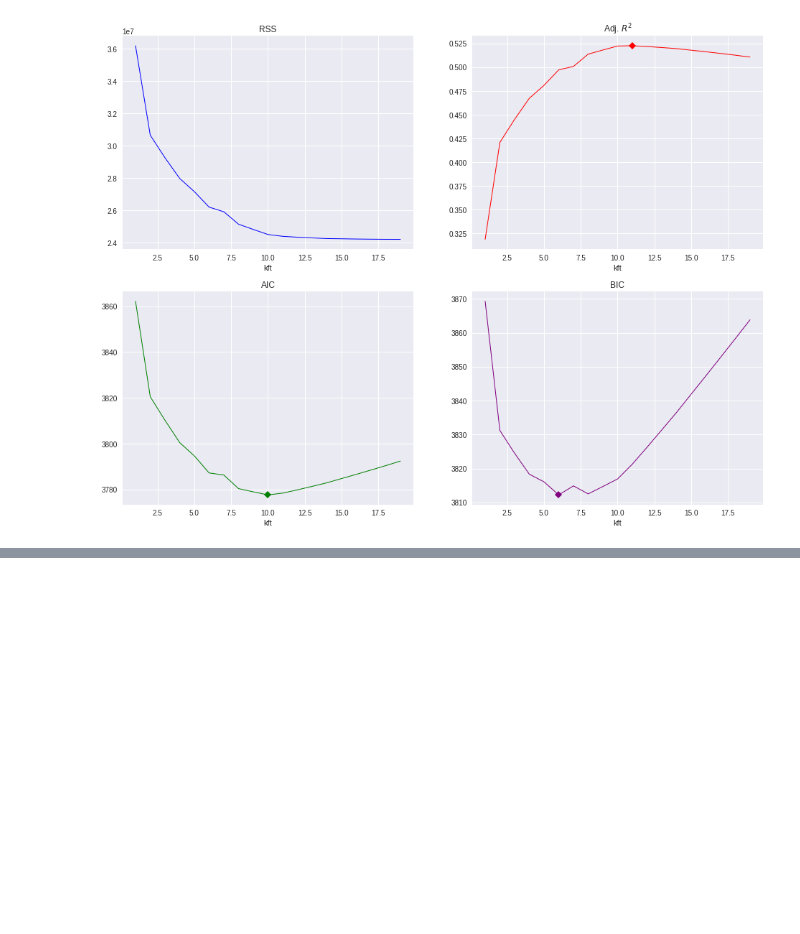
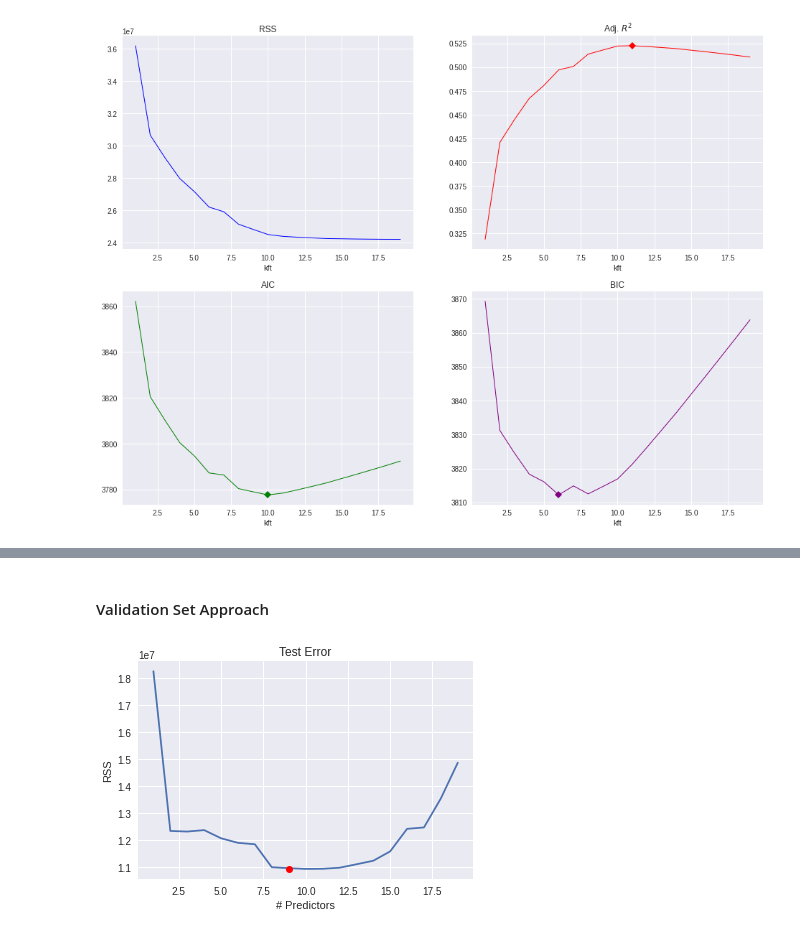
Before and after one commit to mjalalimanesh/Statistical-Learning-ISLR-Python, a Jupyter notebook: lab6.ipynb, the cells around one changed output, grey strips where cells are left out. Saved outputs shown, nothing was run; the diff lists cells and outputs as text; code cells hidden in the pictures; blank space fills up the shorter version.

```diff
--- a/lab6.ipynb
+++ b/lab6.ipynb
@@ -120,0 +227,49 @@ results.BIC.plot(title='BIC', markevery=[min_bic], marker='D', lw=1, color='purp
+# %% [markdown]
+#### Validation Set Approach
+# %%
+from sklearn.model_selection import train_test_split
+from sklearn.metrics import mean_squared_error
+
+X_train, X_test, y_train, y_test = train_test_split(X, y, test_size=0.5, random_state=3)
+# %%
+def processSubset(feature_set, X_train, y_train, X_test, y_test):
+    # Fit model on feature_set and calculate RSS
+    model = sm.OLS(y_train,X_train[list(feature_set)])
+    regr = model.fit()
+    RSS = ((regr.predict(X_test[list(feature_set)]) - y_test) ** 2).sum()
+    return {'model':regr, 'RSS':RSS}
+# %%
+def forward(predictors, X_train, y_train, X_test, y_test):
+
+    # Pull out predictors we still need to process
+    remaining_predictors = [p for p in X_train.columns if p not in predictors]
+
+    results = []
+
+    for p in remaining_predictors:
+        results.append(processSubset(predictors+[p], X_train, y_train, X_test, y_test))
+
+    # Wrap everything up in a nice dataframe
+    models = pd.DataFrame(results)
+
+    # Choose the model with the lowest RSS
+    best_model = models.loc[models['RSS'].argmin()]
+
+    # Return the best model, along with some other useful information about the model
+    return best_model
+# %%
+models_train = pd.DataFrame(columns=['RSS', 'model'])
+
+predictors = []
+
+for i in range(1,len(X.columns)+1):
+    models_train.loc[i] = forward(predictors, X_train, y_train, X_test, y_test)
+    predictors = models_train.loc[i]['model'].model.exog_names
+# %%
+plt.plot(models_train['RSS'])
+plt.xlabel('# Predictors')
+plt.ylabel('RSS')
+plt.title('Test Error')
+plt.plot(models_train['RSS'].argmin(), models_train['RSS'].min(), 'or');
+# %% [output]
+[figure, added]
```
Also changed, not shown: parts of 16 cells of this notebook.
